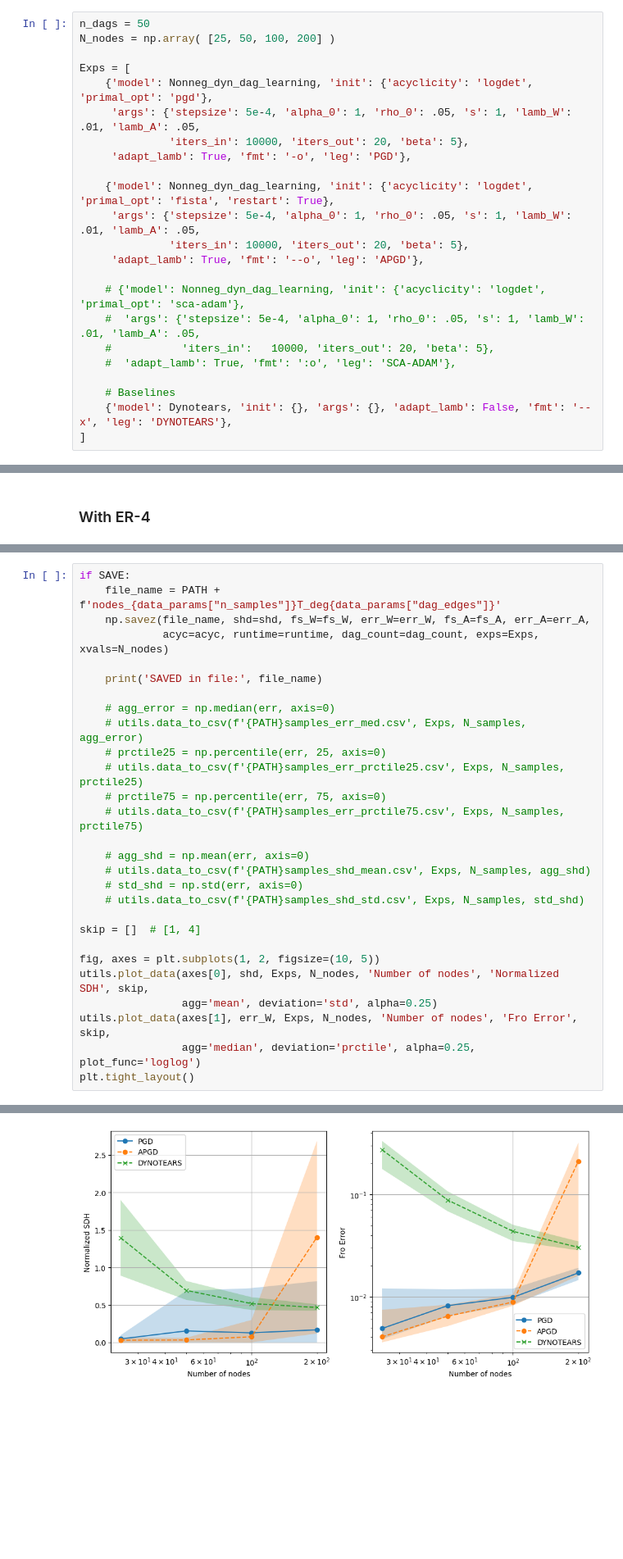
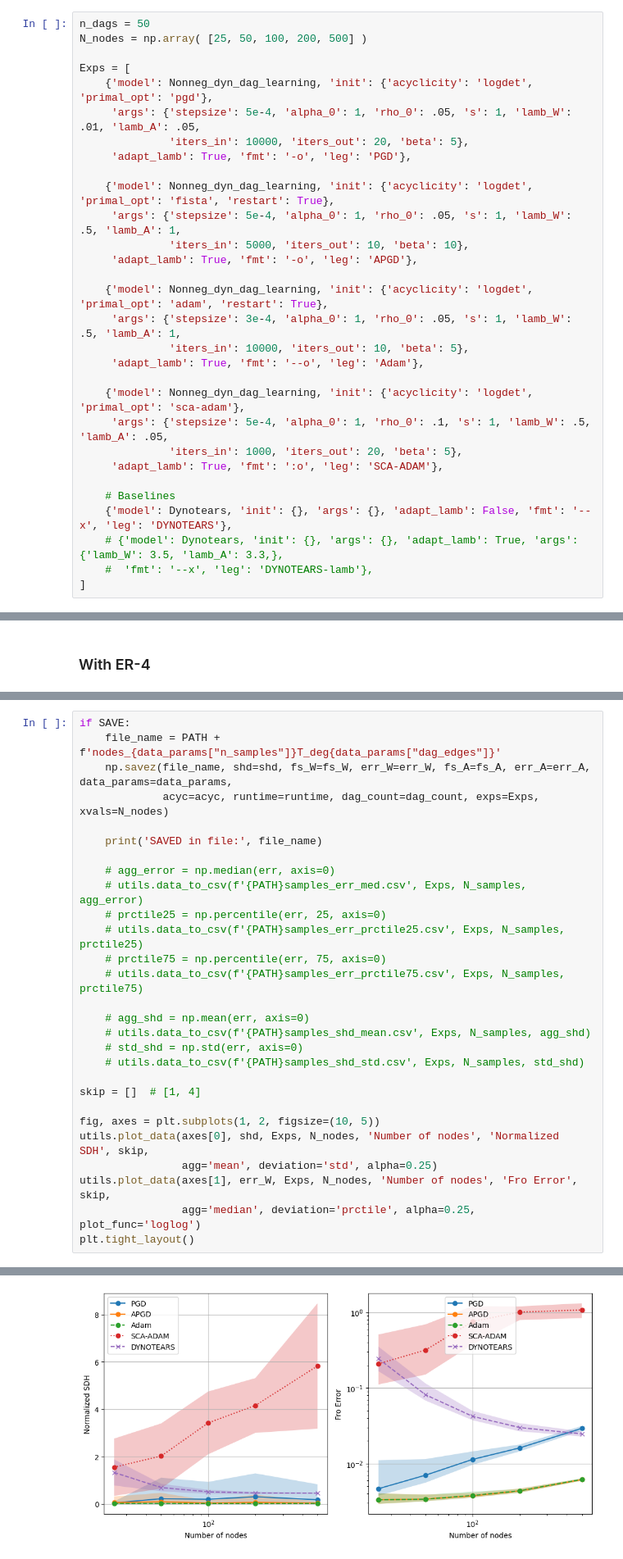
Before and after one commit to reysam93/cvx_dyn_dag, a Jupyter notebook: exp_number_nodes.ipynb, the cells around one changed output, grey strips where cells are left out. Shown at 82% size. Drawn from its saved outputs; the diff is of its cells as text; blank space fills up the shorter version.

Commit message:
updating number of nodes exp

```diff
--- a/exp_number_nodes.ipynb
+++ b/exp_number_nodes.ipynb
@@ -82,7 +82,7 @@ def run_nodes_exp(g, data_p, N_nodes, exps, thr=.075, verb=False):
     return shd, fs_W, fs_A, err_W, err_A, acyc, runtime, dag_count
 # %%
 n_dags = 50
-N_nodes = np.array( [25, 50, 100, 200] )
+N_nodes = np.array( [25, 50, 100, 200, 500] )
 
 Exps = [
     {'model': Nonneg_dyn_dag_learning, 'init': {'acyclicity': 'logdet', 'primal_opt': 'pgd'},
@@ -91,17 +91,24 @@ Exps = [
      'adapt_lamb': True, 'fmt': '-o', 'leg': 'PGD'},
 
     {'model': Nonneg_dyn_dag_learning, 'init': {'acyclicity': 'logdet', 'primal_opt': 'fista', 'restart': True},
-     'args': {'stepsize': 5e-4, 'alpha_0': 1, 'rho_0': .05, 's': 1, 'lamb_W': .01, 'lamb_A': .05,
-              'iters_in': 10000, 'iters_out': 20, 'beta': 5},
-     'adapt_lamb': True, 'fmt': '--o', 'leg': 'APGD'},
+     'args': {'stepsize': 5e-4, 'alpha_0': 1, 'rho_0': .05, 's': 1, 'lamb_W': .5, 'lamb_A': 1,
+              'iters_in': 5000, 'iters_out': 10, 'beta': 10},
+     'adapt_lamb': True, 'fmt': '-o', 'leg': 'APGD'},
 
-    # {'model': Nonneg_dyn_dag_learning, 'init': {'acyclicity': 'logdet', 'primal_opt': 'sca-adam'},
-    #  'args': {'stepsize': 5e-4, 'alpha_0': 1, 'rho_0': .05, 's': 1, 'lamb_W': .01, 'lamb_A': .05,
-    #           'iters_in':   10000, 'iters_out': 20, 'beta': 5},
-    #  'adapt_lamb': True, 'fmt': ':o', 'leg': 'SCA-ADAM'},
+    {'model': Nonneg_dyn_dag_learning, 'init': {'acyclicity': 'logdet', 'primal_opt': 'adam', 'restart': True},
+     'args': {'stepsize': 3e-4, 'alpha_0': 1, 'rho_0': .05, 's': 1, 'lamb_W': .5, 'lamb_A': 1,
+              'iters_in': 10000, 'iters_out': 10, 'beta': 5},
+     'adapt_lamb': True, 'fmt': '--o', 'leg': 'Adam'},
+
+    {'model': Nonneg_dyn_dag_learning, 'init': {'acyclicity': 'logdet', 'primal_opt': 'sca-adam'},
+     'args': {'stepsize': 5e-4, 'alpha_0': 1, 'rho_0': .1, 's': 1, 'lamb_W': .5, 'lamb_A': .05,
+              'iters_in': 1000, 'iters_out': 20, 'beta': 5},
+     'adapt_lamb': True, 'fmt': ':o', 'leg': 'SCA-ADAM'},
 
     # Baselines
     {'model': Dynotears, 'init': {}, 'args': {}, 'adapt_lamb': False, 'fmt': '--x', 'leg': 'DYNOTEARS'},
+    # {'model': Dynotears, 'init': {}, 'args': {}, 'adapt_lamb': True, 'args': {'lamb_W': 3.5, 'lamb_A': 3.3,},
+    #  'fmt': '--x', 'leg': 'DYNOTEARS-lamb'},
 ]
 # %% [markdown]
 ## Experiments
@@ -156,7 +146,7 @@ Graph: 1, nodes: 200
 # %%
 if SAVE:
     file_name = PATH + f'nodes_{data_params["n_samples"]}T_deg{data_params["dag_edges"]}'
-    np.savez(file_name, shd=shd, fs_W=fs_W, err_W=err_W, fs_A=fs_A, err_A=err_A,
+    np.savez(file_name, shd=shd, fs_W=fs_W, err_W=err_W, fs_A=fs_A, err_A=err_A, data_params=data_params,
              acyc=acyc, runtime=runtime, dag_count=dag_count, exps=Exps, xvals=N_nodes)
 
     print('SAVED in file:', file_name)
@@ -186 +175 @@ SAVED in file: ./results/nodes/nodes_5000T_deg4
-[figure, old version]
+[figure, new version]
```
Also changed, not shown: parts of 7 cells of this notebook, 1 other file.
